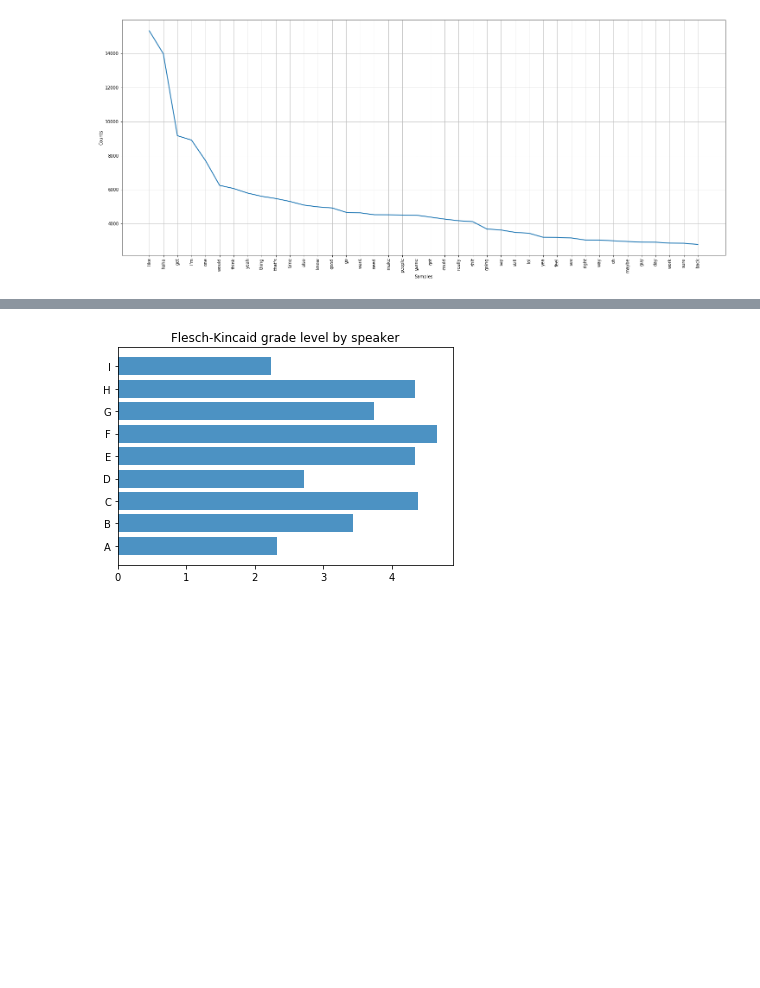
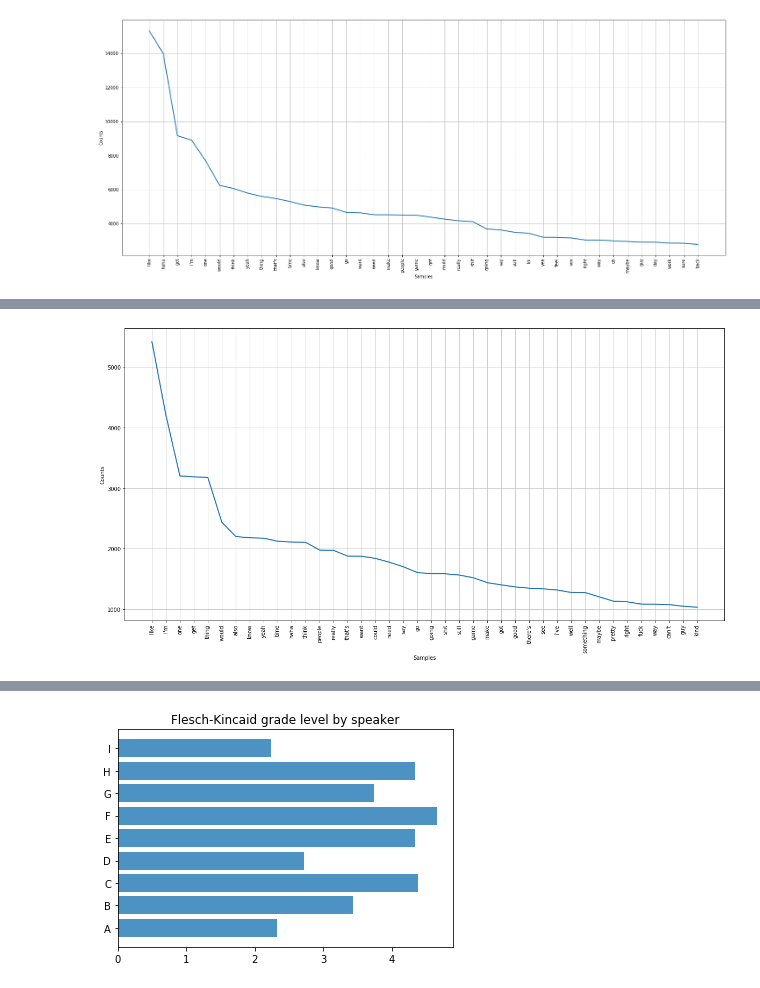
Before and after one commit to bpfrancis/projectsML, a Jupyter notebook: fbChat/analyze.ipynb, the cells around one changed output, grey strips where cells are left out. Cells and saved outputs as stored; diff of their text form; code cells hidden in the pictures; blank space fills up the shorter version.

```diff
--- a/fbChat/analyze.ipynb
+++ b/fbChat/analyze.ipynb
@@ -83,0 +92,6 @@ fig = freq.plot(40, cumulative = False)
+# %%
+freq = nltk.FreqDist(lemmatized_tokens['C'])
+plt.figure(figsize = (20, 10))
+freq.plot(40, cumulative = False)
+# %% [output]
+[figure, added]
```
Also changed, not shown: parts of 5 cells of this notebook.
